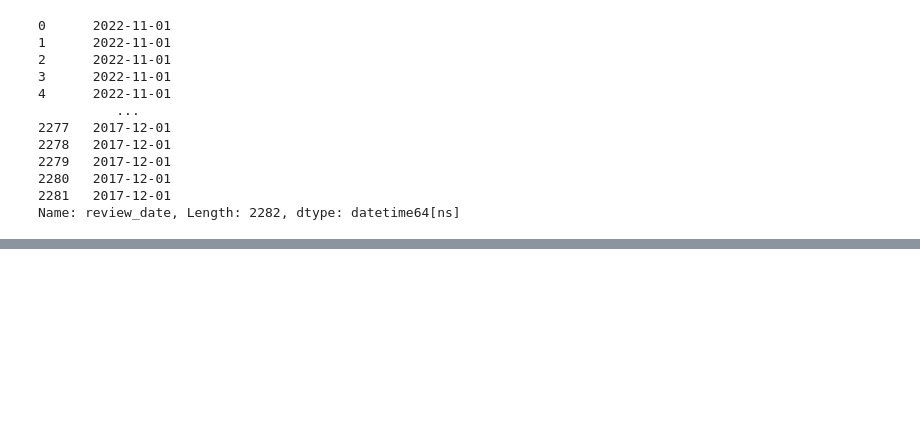
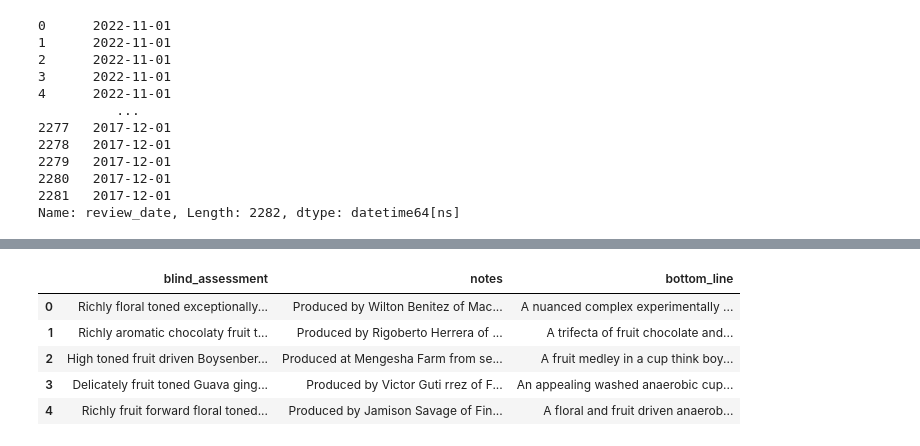
Before and after one commit to DATA-606-SPRING-2023-TUE/nicholas_data606, a Jupyter notebook: src/Data_Conversions.ipynb, the cells around one changed output, grey strips where cells are left out. Saved outputs shown, nothing was run; the diff lists cells and outputs as text; code cells hidden in the pictures; blank space fills up the shorter version.

```diff
--- a/src/Data_Conversions.ipynb
+++ b/src/Data_Conversions.ipynb
@@ -127,0 +202,4 @@ Coffee_df[['currency', 'value', 'unit']]
+# %%
+# extract the unit of measurement
+Coffee_df['unit'] = Coffee_df['est_price'].str.extract('(ounces|grams|pounds)')
+Coffee_df.unit.unique()
@@ -188,0 +321,21 @@ array(['ounces', 'grams', nan, 'capsules', '$500/227g', 'only)', 'packet',
+# %%
+import nltk
+import re
+
+# remove special characters
+def clean(text):
+    text = re.sub('[^A-Za-z]+', ' ', str(text))
+    return text
+
+# place cleaned descriptions into new columns with identifiable names
+Coffee_df['blind_assessment'] = Coffee_df['desc_1'].apply(clean)
+Coffee_df['notes'] = Coffee_df['desc_2'].apply(clean)
+Coffee_df['bottom_line'] = Coffee_df['desc_3'].apply(clean)
+Coffee_df[['blind_assessment', 'notes', 'bottom_line']].head()
+# %% [output]
+|  | blind_assessment | notes | bottom_line |
+| 0 | Richly floral toned exceptionally... | Produced by Wilton Benitez of Mac... | A nuanced complex experimentally ... |
+| 1 | Richly aromatic chocolaty fruit t... | Produced by Rigoberto Herrera of ... | A trifecta of fruit chocolate and... |
+| 2 | High toned fruit driven Boysenber... | Produced at Mengesha Farm from se... | A fruit medley in a cup think boy... |
+| 3 | Delicately fruit toned Guava ging... | Produced by Victor Guti rrez of F... | An appealing washed anaerobic cup... |
+| 4 | Richly fruit forward floral toned... | Produced by Jamison Savage of Fin... | A floral and fruit driven anaerob... |
```
Also changed, not shown: parts of 32 cells of this notebook.
